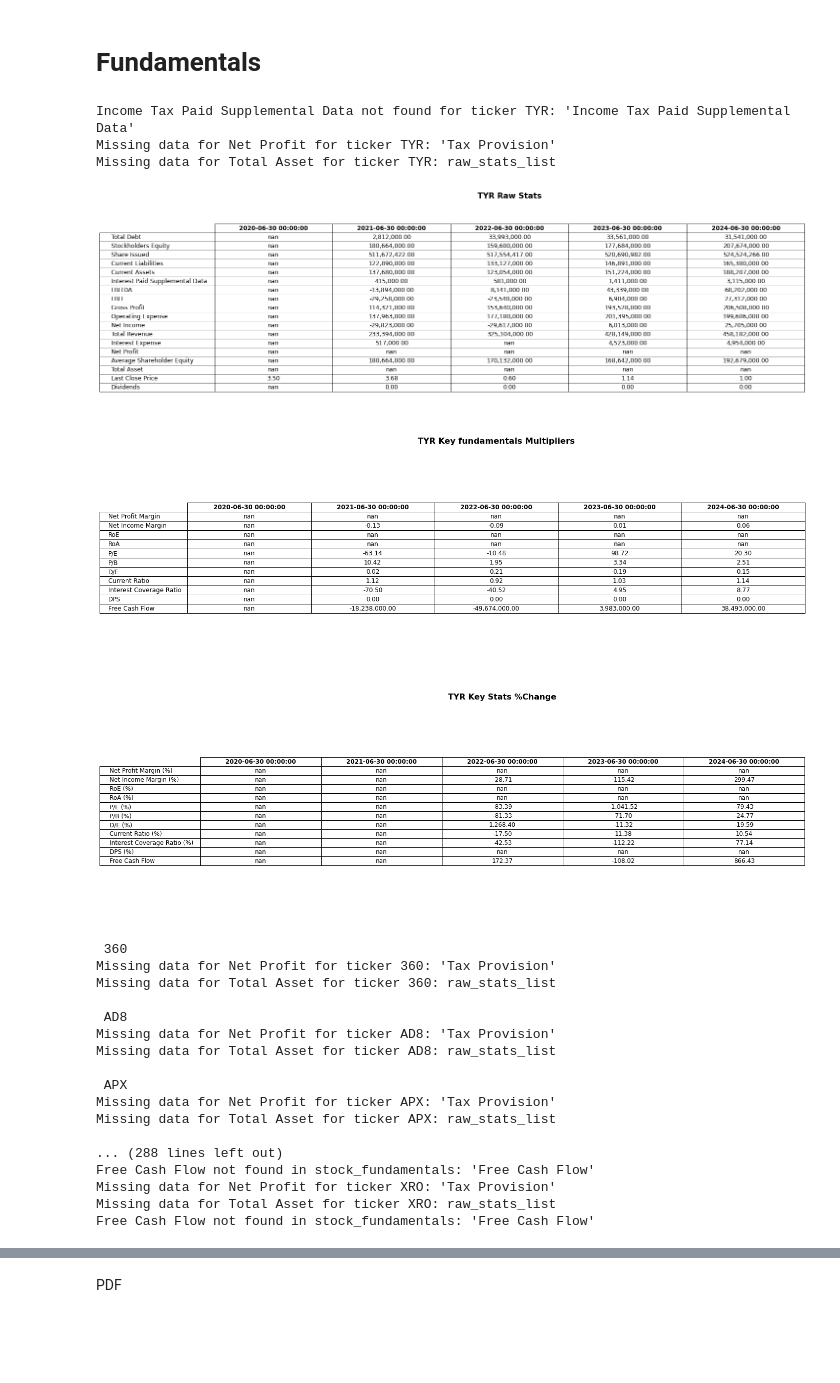
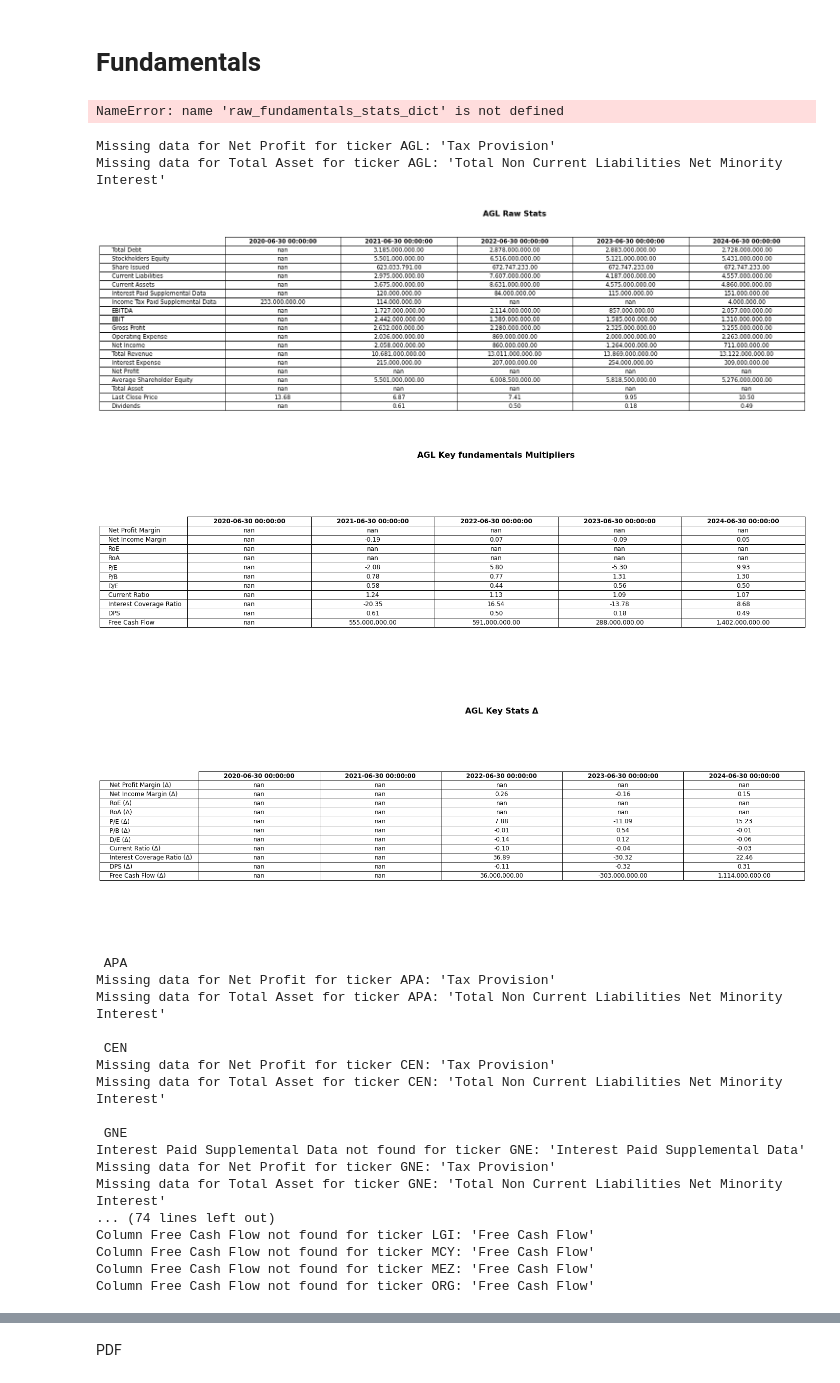
Before and after one commit to TGChenZP/HuangPu_EquityResearchPlatform, a Jupyter notebook: notebook/analysis.ipynb, the cells around one changed output, grey strips where cells are left out. Drawn from its saved outputs; the diff is of its cells as text; code cells hidden in the pictures; blank space fills up the shorter version.

```diff
--- a/notebook/analysis.ipynb
+++ b/notebook/analysis.ipynb
@@ -13,7 +13,7 @@ from utils.data import *
 from utils.params import *
 from utils.pdf import *
 # %%
-TICKER = 'TYR'
+TICKER = 'AGL'
 COUNTRY = 'AU'
 first_end_of_quarter = '2020-06'
 last_end_of_quarter = '2024-06'
@@ -200,6 +175,10 @@ $SQ2.AX: possibly delisted; no price data found  (1d 2021-01-01 -> 2021-12-31) (
 ... (3 outputs left out)
 # %% [markdown]
 # Fundamentals
+# %%
+raw_fundamentals_stats_dict['APA']
+# %% [output]
+NameError: name 'raw_fundamentals_stats_dict' is not defined
 # %%
 got_fundamentals = False
 
@@ -208,75 +187,78 @@ if not (COUNTRY == 'AU' and ASX_ticker_gics_dict['Sector'] == 'Unknown' and ASX_
     got_fundamentals = True
 
     # get fundamentals for ticker of interest
-    interested_ticker_raw_fundamentals_stats, interested_ticker_key_interested_fundamentals_stats, interested_ticker_key_interested_fundamentals_stats_pct_change, object = get_fundamentals_dfs(
-        first_end_of_quarter, historical_prices_dict, TICKER, COUNTRY)
+    interested_ticker_raw_fundamentals_stats, \
+        interested_ticker_key_interested_fundamentals_stats, \
+            interested_ticker_key_interested_fundamentals_stats_diff, \
+                object = get_fundamentals_dfs(
+                        first_end_of_quarter, historical_prices_dict, \
+                            TICKER, COUNTRY)
     # create tables for fundamentals for ticker of interest
     plot_raw_fundamentals_stats_table(
         interested_ticker_raw_fundamentals_stats, TICKER)
     plot_key_fundamentals_multipliers_table(
         interested_ticker_key_interested_fundamentals_stats, TICKER)
-    plot_key_fundamentals_multipliers_pct_change_table(
-        interested_ticker_key_interested_fundamentals_stats_pct_change, TICKER)
+    plot_key_fundamentals_multipliers_diff_table(
+        interested_ticker_key_interested_fundamentals_stats_diff, TICKER)
 
     # get fundamentals for comparable tickers
     if COUNTRY == 'AU':
 
         # get raw fundamentals stats for comparable tickers
         raw_fundamentals_stats_dict, object_dict = get_raw_fundamentals_stats(
             comparable_ASX_tickers_dict, first_end_of_quarter, historical_prices_dict, COUNTRY)
 
         # aggregate and integrate the fundamentals stats for comparable tickers
         agg_interpolated_fundamentals_stats_df_dict = get_agg_interpolated_fundamentals_stats(
-            raw_fundamentals_stats_dict, interested_ticker_key_interested_fundamentals_stats_pct_change)
+            raw_fundamentals_stats_dict, interested_ticker_key_interested_fundamentals_stats_diff)
 
         # get key interested fundamental stats from the interpolated fundamentals for comparable tickers
-        key_interested_fundamentals_stats_dict, key_interested_fundamentals_stats_pct_change_dict = get_key_interested_fundamentals_stats_for_comparable(
+        key_interested_fundamentals_stats_dict, key_interested_fundamentals_stats_diff_dict = get_key_interested_fundamentals_stats_for_comparable(
             agg_interpolated_fundamentals_stats_df_dict, object_dict, first_end_of_quarter, historical_prices_dict)
 
         # get weighted average of the key interested fundamentals stats for the GICS industry
         weighted_GICS_key_interested_fundamentals_stats = get_weighted_fundamentals(
             key_interested_fundamentals_stats_dict, same_gics_industry_weight_dict)
         weighted_GICS_key_interested_fundamentals_stats.index = weighted_GICS_key_interested_fundamentals_stats.index
 
         plot_key_fundamentals_multipliers_table(
             weighted_GICS_key_interested_fundamentals_stats.astype(float).round(2),  f'{TICKER} GICS I.WMean' if 'industry' in comparable_ASX_tickers_dict['type'] else f'{TICKER} GICS S.WMean')
 
         # get percentage change for key interested fundamental stats for the weighted average of the GICS industry
-        weighted_GICS_key_interested_fundamentals_stats_pct_change = get_key_interested_fundamentals_stat_pct_change(
+        weighted_GICS_key_interested_fundamentals_stats_diff = get_key_interested_fundamentals_stat_diff(
             weighted_GICS_key_interested_fundamentals_stats)
-        weighted_GICS_key_interested_fundamentals_stats_pct_change.index = interested_ticker_key_interested_fundamentals_stats_pct_change.index
+        weighted_GICS_key_interested_fundamentals_stats_diff.index = interested_ticker_key_interested_fundamentals_stats_diff.index
 
-        plot_key_fundamentals_multipliers_pct_change_table(
-            weighted_GICS_key_interested_fundamentals_stats_pct_change, f'{TICKER} GICS I.WMean' if 'industry' in comparable_ASX_tickers_dict['type'] else f'{TICKER} GICS S.WMean')
+        plot_key_fundamentals_multipliers_diff_table(
+            weighted_GICS_key_interested_fundamentals_stats_diff, f'{TICKER} GICS I.WMean' if 'industry' in comparable_ASX_tickers_dict['type'] else f'{TICKER} GICS S.WMean')
 
     else:
         weighted_GICS_key_interested_fundamentals_stats = pd.DataFrame()
 
     # plot the comparison of key interested fundamentals for the ticker of interest and the weighted average of the GICS industry
     plot_key_fundamentals_multipliers(
         interested_ticker_key_interested_fundamentals_stats, weighted_GICS_key_interested_fundamentals_stats, TICKER, {})
 # %% [output]
-Income Tax Paid Supplemental Data not found for ticker TYR: 'Income Tax Paid Supplemental Data'
-Missing data for Net Profit for ticker TYR: 'Tax Provision'
-Missing data for Total Asset for ticker TYR: raw_stats_list
+Missing data for Net Profit for ticker AGL: 'Tax Provision'
+Missing data for Total Asset for ticker AGL: 'Total Non Current Liabilities Net Minority Interest'
-[figure, old version]
+[figure, new version]
 [figure]
-[figure, old version]
+[figure, new version]
- 360
-Missing data for Net Profit for ticker 360: 'Tax Provision'
-Missing data for Total Asset for ticker 360: raw_stats_list
+ APA
+Missing data for Net Profit for ticker APA: 'Tax Provision'
+Missing data for Total Asset for ticker APA: 'Total Non Current Liabilities Net Minority Interest'
 
- AD8
-Missing data for Net Profit for ticker AD8: 'Tax Provision'
-Missing data for Total Asset for ticker AD8: raw_stats_list
+ CEN
+Missing data for Net Profit for ticker CEN: 'Tax Provision'
+Missing data for Total Asset for ticker CEN: 'Total Non Current Liabilities Net Minority Interest'
 
- APX
-Missing data for Net Profit for ticker APX: 'Tax Provision'
-Missing data for Total Asset for ticker APX: raw_stats_list
-
-... (288 lines left out)
-Free Cash Flow not found in stock_fundamentals: 'Free Cash Flow'
-Missing data for Net Profit for ticker XRO: 'Tax Provision'
-Missing data for Total Asset for ticker XRO: raw_stats_list
-Free Cash Flow not found in stock_fundamentals: 'Free Cash Flow'
+ GNE
+Interest Paid Supplemental Data not found for ticker GNE: 'Interest Paid Supplemental Data'
+Missing data for Net Profit for ticker GNE: 'Tax Provision'
+Missing data for Total Asset for ticker GNE: 'Total Non Current Liabilities Net Minority Interest'
+... (74 lines left out)
+Column Free Cash Flow not found for ticker LGI: 'Free Cash Flow'
+Column Free Cash Flow not found for ticker MCY: 'Free Cash Flow'
+Column Free Cash Flow not found for ticker MEZ: 'Free Cash Flow'
+Column Free Cash Flow not found for ticker ORG: 'Free Cash Flow'
 [figure]
```
Also changed, not shown: parts of 2 cells of this notebook, 3 other files.
